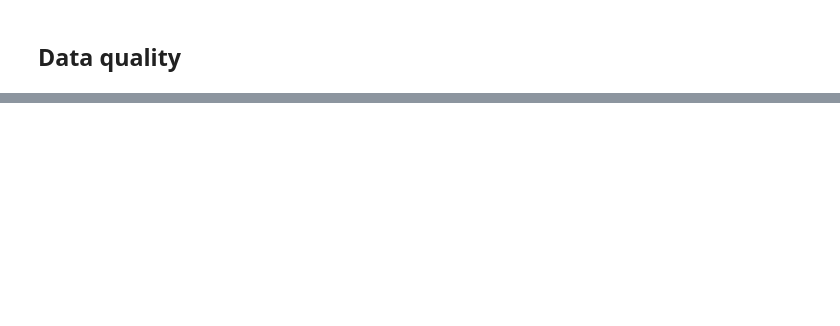
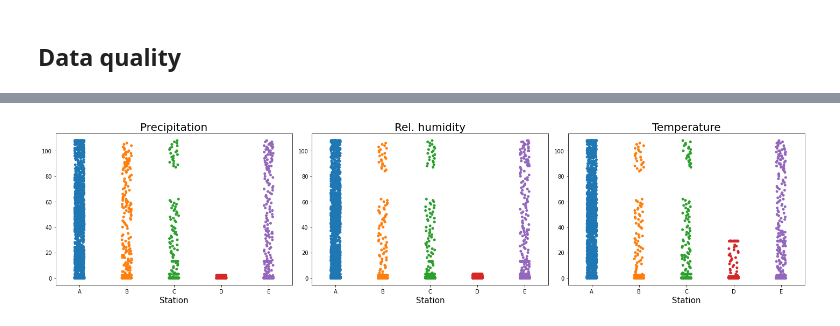
Before and after one commit to Jerwin87/ML-Project-1, a Jupyter notebook: eda_extra.ipynb, the cells around one changed output, grey strips where cells are left out. Cells and saved outputs as stored; diff of their text form; code cells hidden in the pictures; blank space fills up the shorter version.

```diff
--- a/eda_extra.ipynb
+++ b/eda_extra.ipynb
@@ -14,3 +11,17 @@ meta=pd.read_csv("./data/airqo_metadata.csv")
+# %%
+data_raw=pd.read_csv("./data/Train.csv")
+meta=pd.read_csv("./data/airqo_metadata.csv")
+
+data_less_raw = data_raw.copy()
+
+def replace_nan(x):
+        if x==" ":
+            return np.nan
+        else :
+            return float(x)
+features=["temp","precip","rel_humidity","wind_dir","wind_spd","atmos_press"]
+for feature in features :
+    data_less_raw[feature]=data_less_raw[feature].apply(lambda x: [ replace_nan(X) for X in x.replace("nan"," ").split(",")])
 # %%
 # TODO request "keep_location" argument
 data = preprocessing(data_raw, use_location=False, only_means=False, keep_location=True)
@@ -176,14 +201,19 @@ nans_per_obs
 # %%
-features_order = ['temp', 'wind_dir', 'wind_spd', 'rel_humidity', 'atmos_press', 'precip']
+# Wind dir. and Wind speed like Temp.
+# Atmos. pressure like Rel. humidity
+features_order = ['precip', 'rel_humidity', 'temp']
 features_pretty = {'temp': 'Temperature', 'wind_dir': 'Wind direction', 'wind_spd': 'Wind speed', 'rel_humidity': 'Rel. humidity', 'atmos_press': 'Atmos. pressure', 'precip': 'Precipitation'}
 fig, ax = plt.subplots(1, len(features_order), figsize=(20,5))
 for i, f in enumerate(features_order):
-    sns.stripplot(data=nans_per_obs, x='location', y=f, order=['A', 'B', 'C', 'D', 'E'], ax=ax[i])
-    ax[i].set_title(features_pretty[f])
-    ax[i].set_xlabel('Station')
-    # ax[i].set_ylabel('Missing Values in Observation')
+    sns.stripplot(data=nans_per_obs, x='location', y=f, order=station_order, ax=ax[i])
+    ax[i].set_title(features_pretty[f], fontsize=20)
+    ax[i].set_xlabel('Station', fontsize=15)
     ax[i].set_ylabel('')
-fig.suptitle('Missing Values in Observation');
+# fig.suptitle('Missing Values in Observation', fontsize=30)
+fig.tight_layout()
+fig.savefig('images/missing_values_in_observation.jpg')
+# %% [output]
+[figure, added]
 # %%
 # Wind dir. and Wind speed similar to Temp.,
 # Atmos. pressure similar to Rel. humidity,
```
Also changed, not shown: parts of 16 cells of this notebook, 6 other files.
